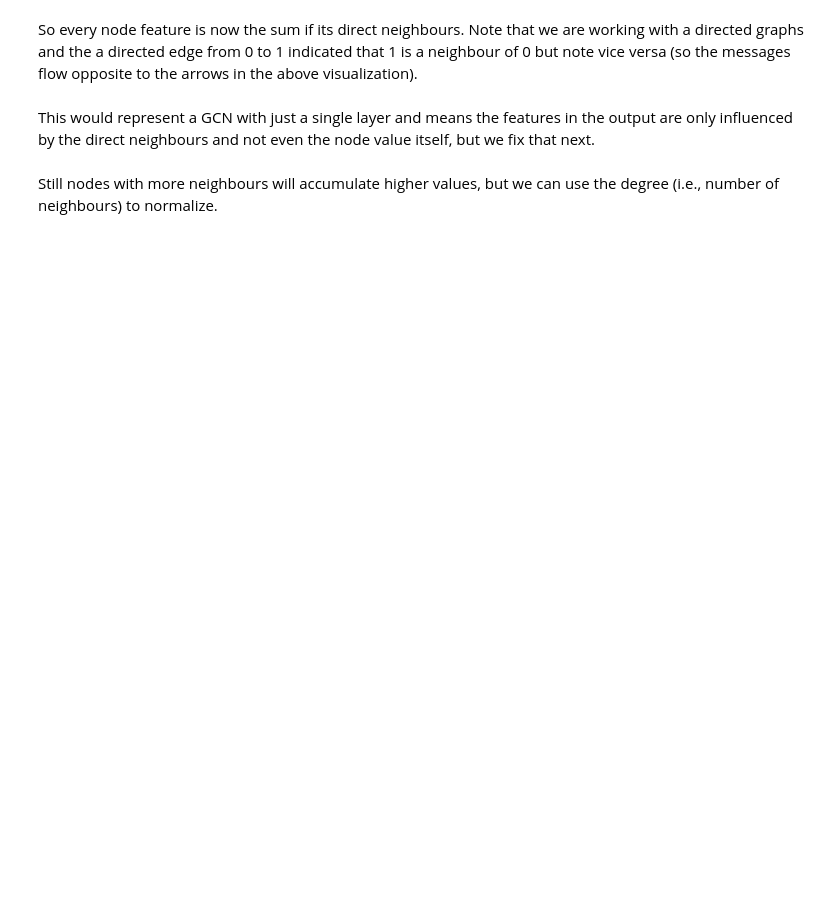
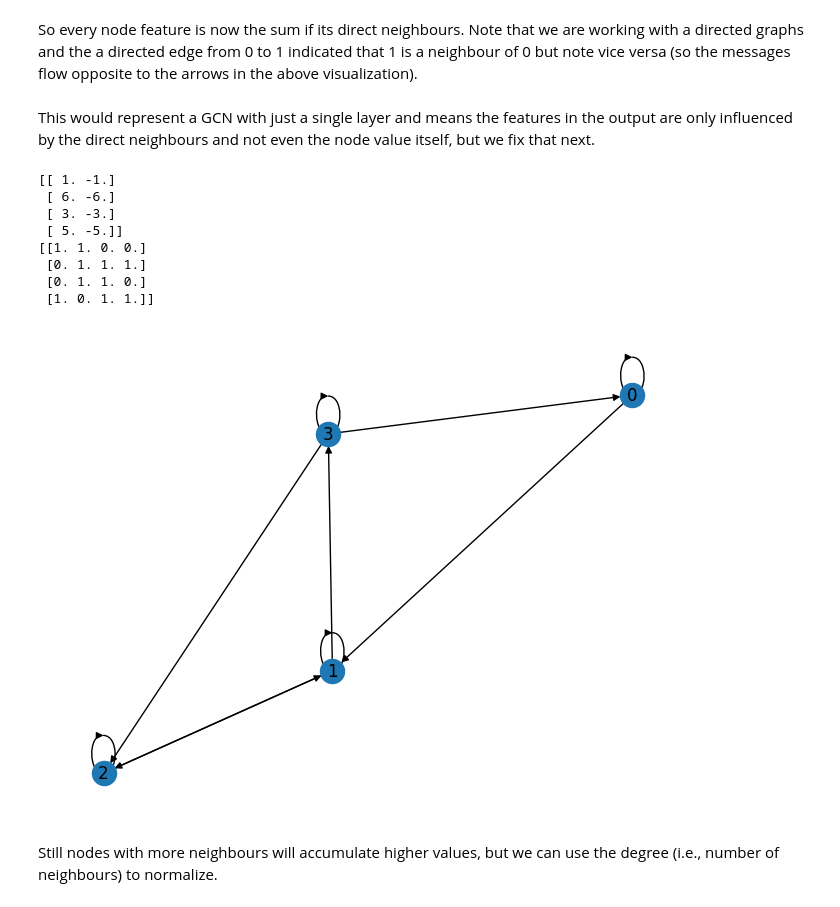
Before and after one commit to joerg84/Graph_Powered_ML_Workshop, a Jupyter notebook: Basic_GCN.ipynb, the cells around one changed output. Saved outputs shown, nothing was run; the diff lists cells and outputs as text; code cells hidden in the pictures; blank space fills up the shorter version.

```diff
--- a/Basic_GCN.ipynb
+++ b/Basic_GCN.ipynb
@@ -54,10 +68,26 @@ This would represent a GCN with just a single layer and means the features in th
 # %%
 # We can simply extend our adjacency matrix with a self-loop to preserve the current node value
 I = np.matrix(np.eye(A.shape[0]))
 A_hat = A + I
 
 h1_hat = A_hat * X
 print(h1_hat)
+
+print(A_hat)
+
+# Draw the graph
+G1 = nx.from_numpy_array(A_hat, create_using=nx.DiGraph())
+nx.draw(G1, with_labels=True)
+# %% [output]
+[[ 1. -1.]
+ [ 6. -6.]
+ [ 3. -3.]
+ [ 5. -5.]]
+[[1. 1. 0. 0.]
+ [0. 1. 1. 1.]
+ [0. 1. 1. 0.]
+ [1. 0. 1. 1.]]
+[figure, added]
 # %% [markdown]
 Still nodes with more neighbours will accumulate higher values, but we can use the degree (i.e., number of neighbours) to normalize.
 # %%
```
Also changed, not shown: parts of 13 cells of this notebook.
